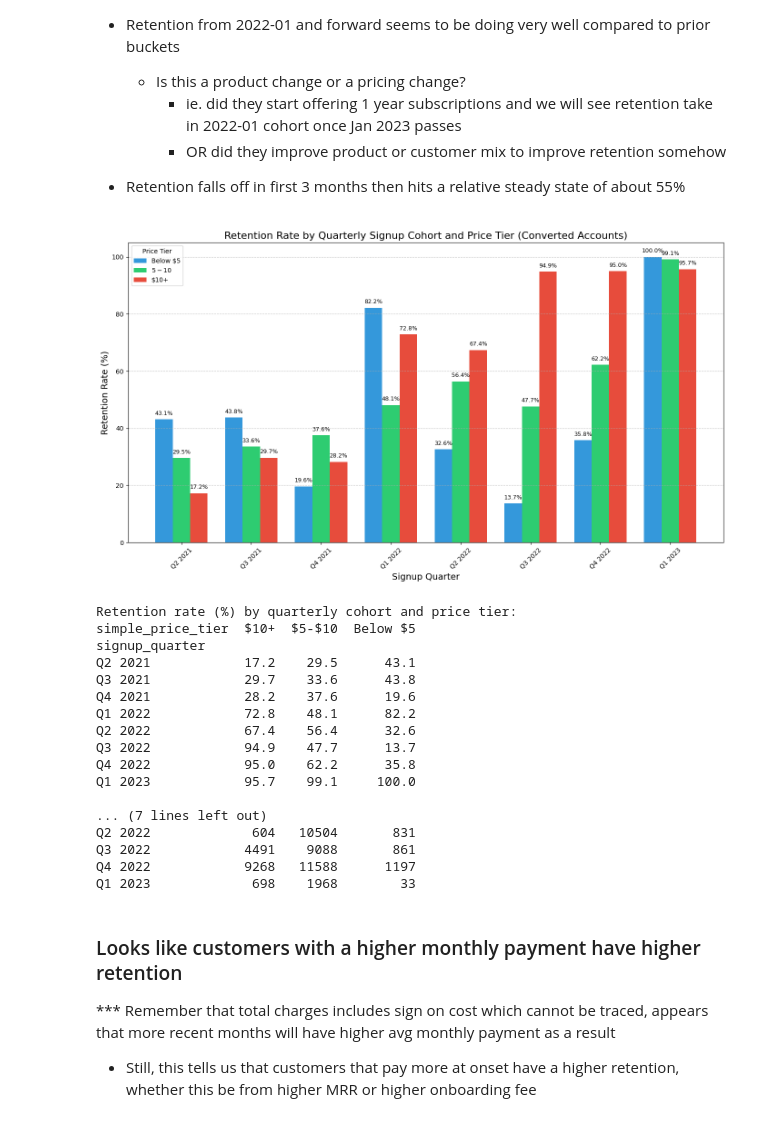
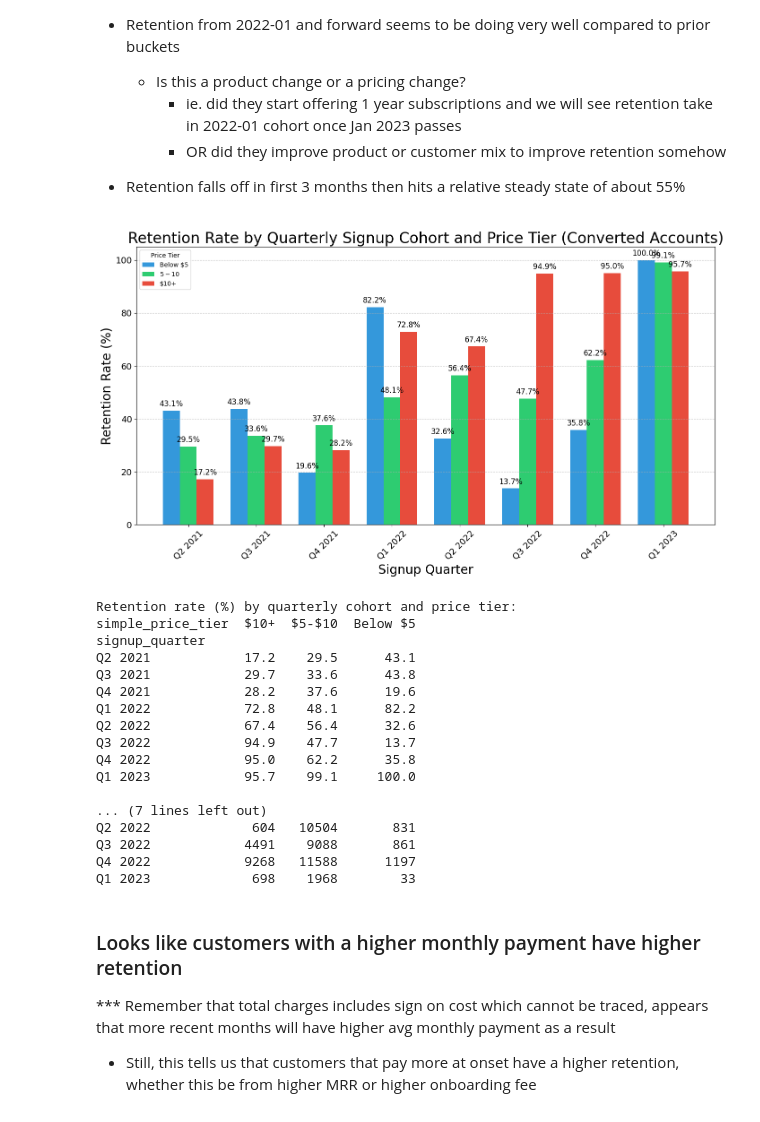
Before and after one commit to ConorJamesLeahy/retention_analysis_CJL, a Jupyter notebook: 4_Visualizations_Tables.ipynb, the cells around one changed output. Drawn from its saved outputs; the diff is of its cells as text; code cells hidden in the pictures.

```diff
--- a/4_Visualizations_Tables.ipynb
+++ b/4_Visualizations_Tables.ipynb
@@ -463,47 +535,48 @@ for i, tier in enumerate(tiers):
                 f'{height:.1f}%',
                 ha='center',
                 va='bottom',
-                fontsize=9
+                fontsize=12
             )
 
-plt.title('Retention Rate by Quarterly Signup Cohort and Price Tier (Converted Accounts)', fontsize=16)
-plt.xlabel('Signup Quarter', fontsize=14)
-plt.ylabel('Retention Rate (%)', fontsize=14)
-plt.xticks(x, all_quarters, rotation=45)
+plt.title('Retention Rate by Quarterly Signup Cohort and Price Tier (Converted Accounts)', fontsize=24)
+plt.xlabel('Signup Quarter', fontsize=20)
+plt.ylabel('Retention Rate (%)', fontsize=20)
+plt.xticks(x, all_quarters, rotation=45, fontsize=14)
+plt.yticks(fontsize=14)
 plt.legend(title='Price Tier')
 plt.grid(axis='y', linestyle='--', alpha=0.7)
 plt.tight_layout()
 plt.show()
 
 # Display the data
 # Create pivot table for retention rates
 retention_pivot = pd.pivot_table(
     retention_by_tier,
     values='retention_rate',
     index='signup_quarter',
     columns='simple_price_tier'
 )
 
 # Create pivot table for customer counts
 count_pivot = pd.pivot_table(
     retention_by_tier,
     values='total_customers',
     index='signup_quarter',
     columns='simple_price_tier'
 )
 
 # Sort both tables by quarter
 retention_pivot = retention_pivot.loc[all_quarters]
 count_pivot = count_pivot.loc[all_quarters]
 
 # Format the output tables for better readability
 print("Retention rate (%) by quarterly cohort and price tier:")
 print(retention_pivot.round(1))
 
 print("\nSample size (n) by quarterly cohort and price tier:")
 print(count_pivot.astype(int))
 # %% [output]
-[figure, old version]
+[figure, new version]
 Retention rate (%) by quarterly cohort and price tier:
 simple_price_tier  $10+  $5-$10  Below $5
 signup_quarter
```
Also changed, not shown: parts of 13 cells of this notebook, 5 other files.
